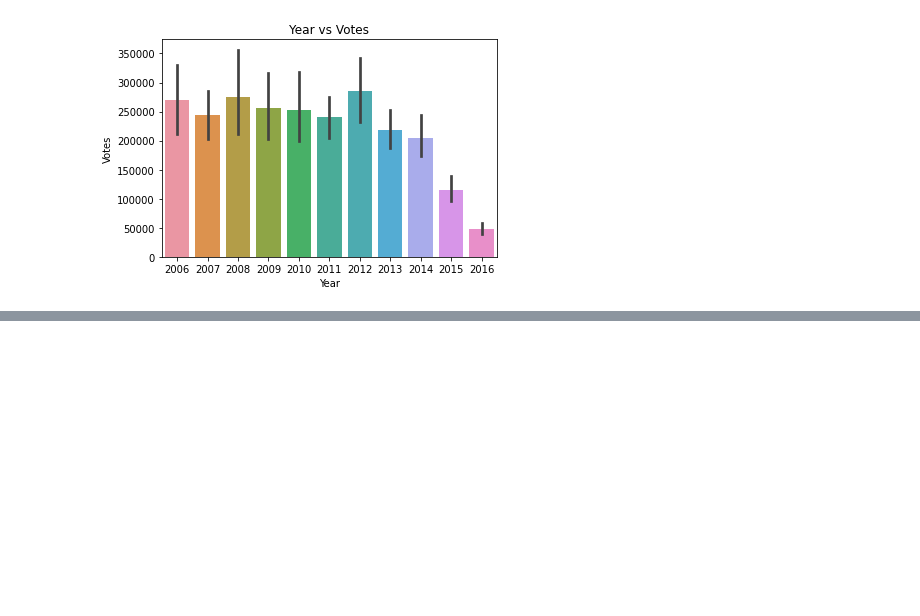
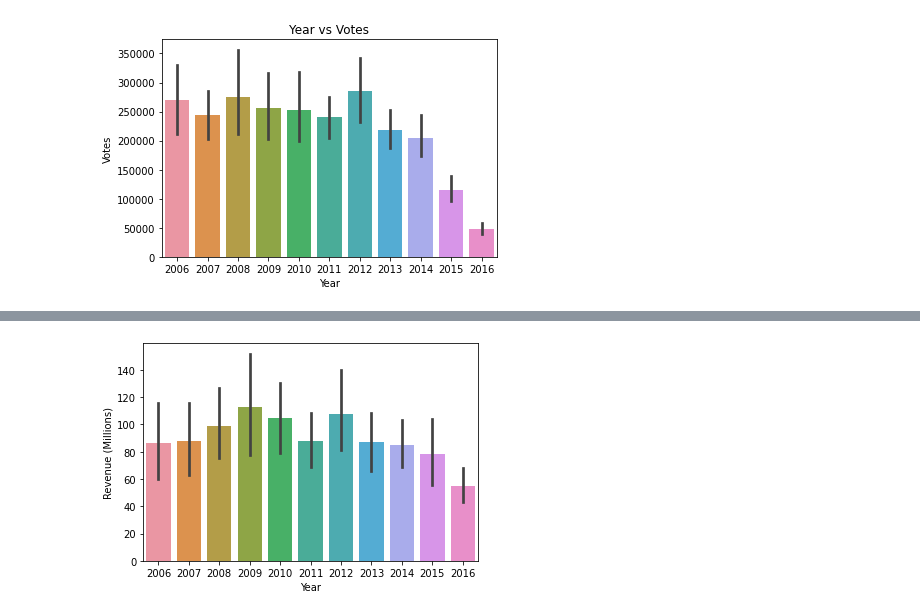
Before and after one commit to Dharmil4602/data-science-projects, a Jupyter notebook: IMDB Movie/imdb.ipynb, the cells around one changed output, grey strips where cells are left out. Saved outputs shown, nothing was run; the diff lists cells and outputs as text; code cells hidden in the pictures; blank space fills up the shorter version.

Commit message:
Barplot of Year vs Revenue

```diff
--- a/IMDB Movie/imdb.ipynb
+++ b/IMDB Movie/imdb.ipynb
@@ -169,0 +186,5 @@ Text(0.5, 1.0, 'Year vs Votes')
+# %%
+sns.barplot(x='Year', y='Revenue (Millions)', data=data)
+plt.show()
+# %% [output]
+[figure, added]
```
Also changed, not shown: parts of 1 cell of this notebook.
